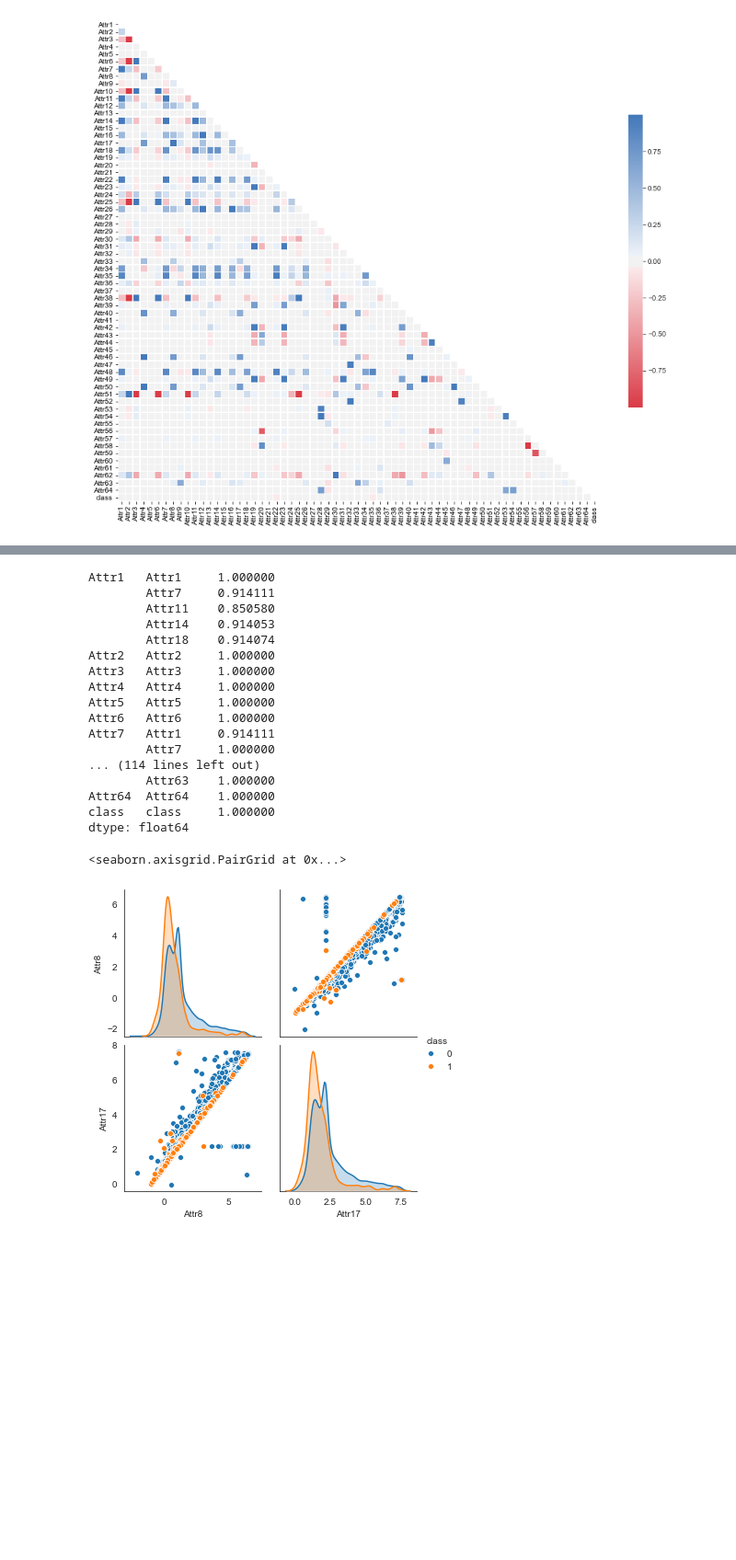
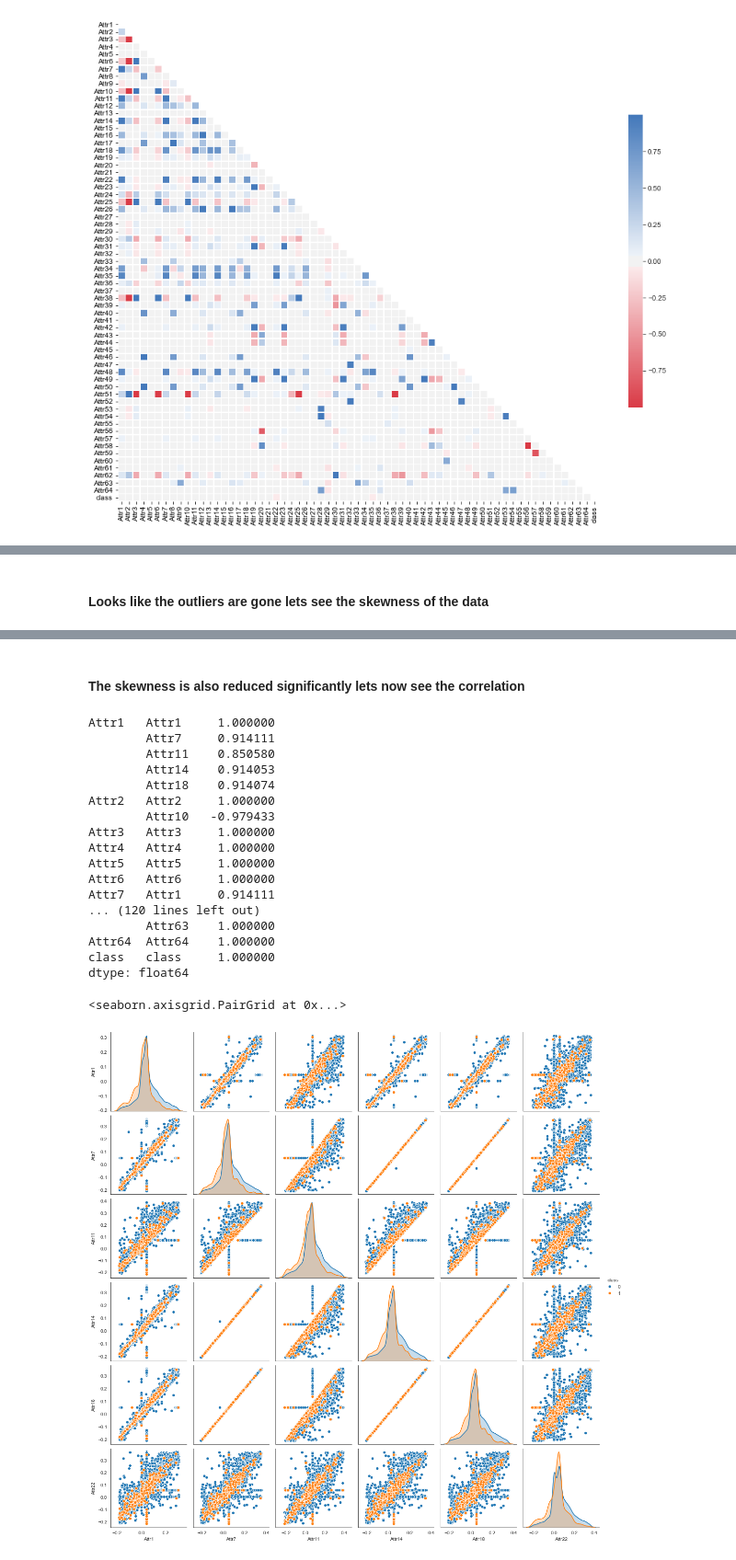
Before and after one commit to Tejas-Choudekar/ML-Project-RWTH, a Jupyter notebook: Bankruptcy-Prediction.ipynb, the cells around one changed output, grey strips where cells are left out. Shown at 92% size. Saved outputs shown, nothing was run; the diff lists cells and outputs as text; code cells hidden in the pictures; blank space fills up the shorter version.

```diff
--- a/Bankruptcy-Prediction.ipynb
+++ b/Bankruptcy-Prediction.ipynb
@@ -334,3 +262,5 @@ df_median_ol_treatment.describe()
+# %% [markdown]
+#### Looks like the outliers are gone lets see the skewness of the data
 # %%
 df_median_ol_treatment.skew(axis = 0, skipna = True)
 # %% [output]
@@ -351,12 +281,11 @@ Attr63    1.069475
 Attr64    1.750161
 class     4.274677
 dtype: float64
+# %% [markdown]
+#### The skewness is also reduced significantly lets now see the correlation
 # %%
 median_treated_corr = df_median_ol_treatment.corr()
-median_treated_corr_pairs = median_treated_corr.unstack()
-median_treated_high_corr = median_treated_corr_pairs[median_treated_corr_pairs>=0.8]
-pd.set_option("max_rows", 200)
-print(median_treated_high_corr)
+corr_group(median_treated_corr, 0.8)
 # %% [output]
 Attr1   Attr1     1.000000
         Attr7     0.914111
@@ -364,20 +293,20 @@ Attr1   Attr1     1.000000
         Attr14    0.914053
         Attr18    0.914074
 Attr2   Attr2     1.000000
+        Attr10   -0.979433
 Attr3   Attr3     1.000000
 Attr4   Attr4     1.000000
 Attr5   Attr5     1.000000
 Attr6   Attr6     1.000000
 Attr7   Attr1     0.914111
-        Attr7     1.000000
-... (114 lines left out)
+... (120 lines left out)
         Attr63    1.000000
 Attr64  Attr64    1.000000
 class   class     1.000000
 dtype: float64
 # %%
-df_attr7 = df_median_ol_treatment[['Attr28', 'Attr17', 'Attr14','Attr18','Attr22', 'class']]
+df_attr7 = df_median_ol_treatment[['Attr1', 'Attr7', 'Attr11', 'Attr14','Attr18','Attr22', 'class']]
 sns.pairplot(df_attr7, hue='class', height=2.5)
 # %% [output]
 <seaborn.axisgrid.PairGrid at 0x...>
-[figure, old version]
+[figure, new version]
```
Also changed, not shown: parts of 43 cells of this notebook.
